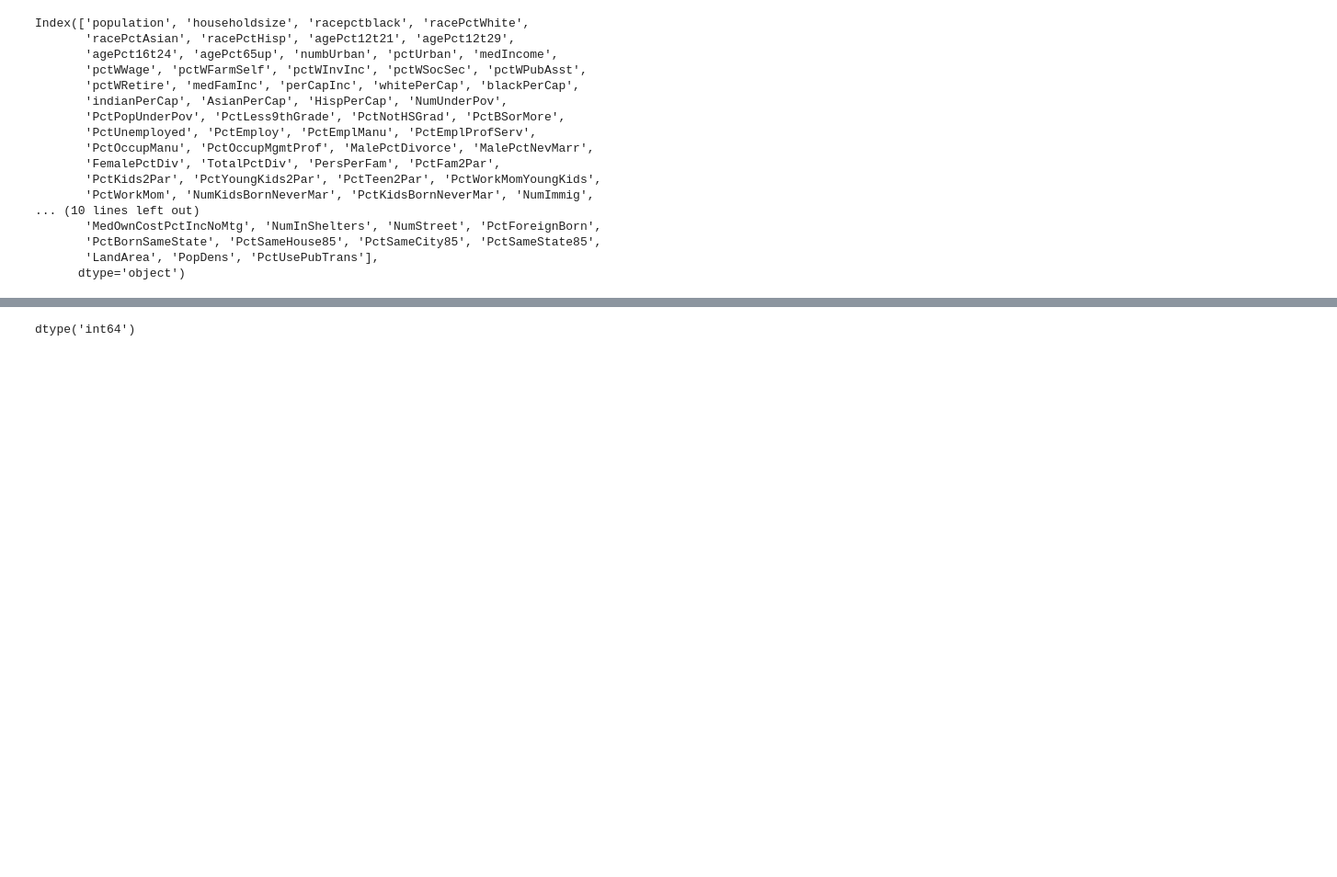
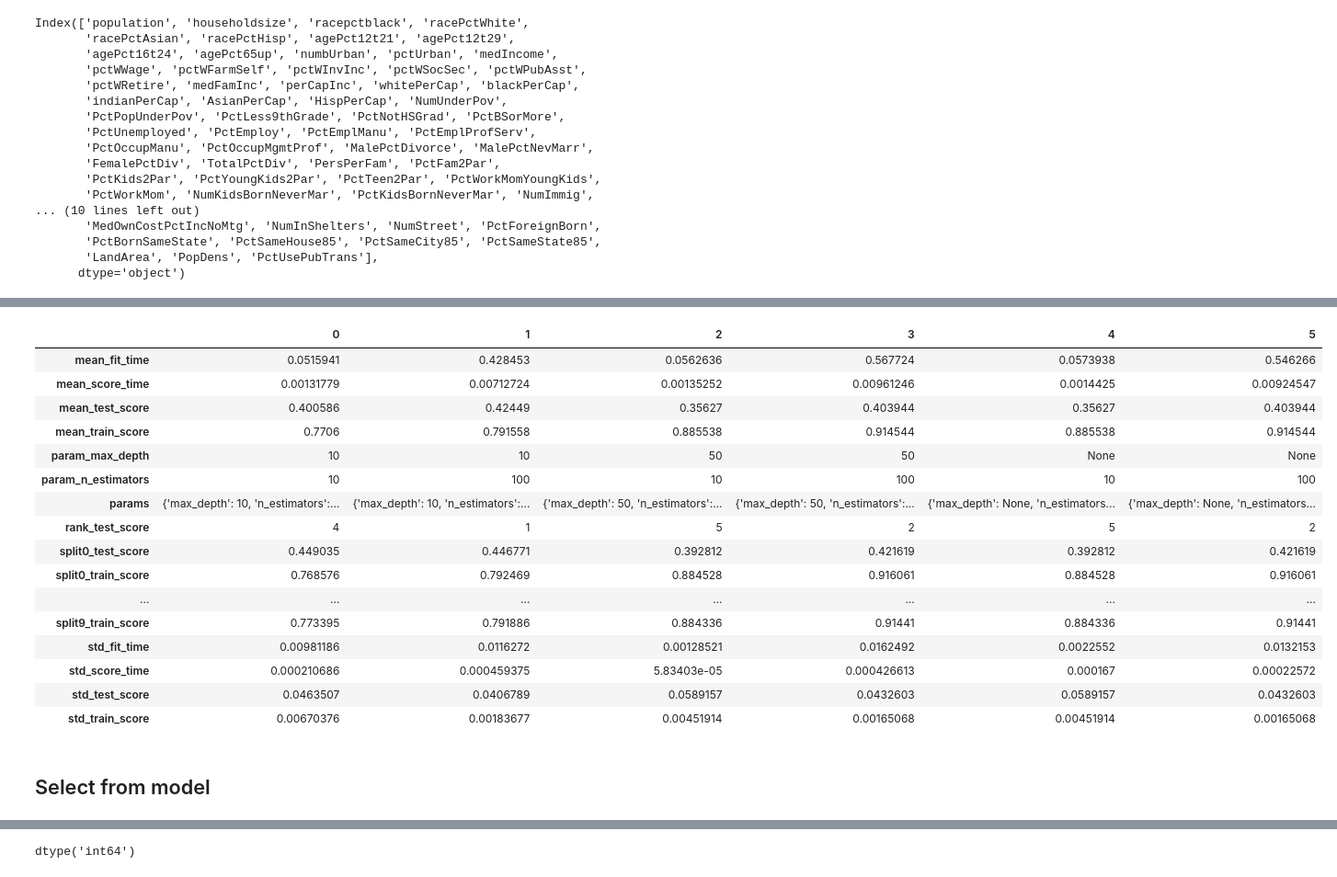
Before and after one commit to llcheng01/unit-4_final_project, a Jupyter notebook: data_exploration.ipynb, the cells around one changed output, grey strips where cells are left out. Shown: that part at 92% size. Cells and saved outputs as stored; diff of their text form; code cells hidden in the pictures; blank space fills up the shorter version.

```diff
--- a/data_exploration.ipynb
+++ b/data_exploration.ipynb
@@ -183,0 +321,2 @@ clean.head()
+# %%
+rf_gs.fit(X_skb, y)
@@ -183,0 +337,24 @@ clean.head()
+# %%
+skb_results = pd.DataFrame(rf_gs.cv_results_)
+
+skb_results.T
+# %% [output]
+|  | 0 | 1 | 2 | 3 | 4 | 5 |
+| mean_fit_time | 0.0515941 | 0.428453 | 0.0562636 | 0.567724 | 0.0573938 | 0.546266 |
+| mean_score_time | 0.00131779 | 0.00712724 | 0.00135252 | 0.00961246 | 0.0014425 | 0.00924547 |
+| mean_test_score | 0.400586 | 0.42449 | 0.35627 | 0.403944 | 0.35627 | 0.403944 |
+| mean_train_score | 0.7706 | 0.791558 | 0.885538 | 0.914544 | 0.885538 | 0.914544 |
+| param_max_depth | 10 | 10 | 50 | 50 | None | None |
+| param_n_estimators | 10 | 100 | 10 | 100 | 10 | 100 |
+| params | {'max_depth': 10, 'n_estimators':... | {'max_depth': 10, 'n_estimators':... | {'max_depth': 50, 'n_estimators':... | {'max_depth': 50, 'n_estimators':... | {'max_depth': None, 'n_estimators... | {'max_depth': None, 'n_estimators... |
+| rank_test_score | 4 | 1 | 5 | 2 | 5 | 2 |
+| split0_test_score | 0.449035 | 0.446771 | 0.392812 | 0.421619 | 0.392812 | 0.421619 |
+| split0_train_score | 0.768576 | 0.792469 | 0.884528 | 0.916061 | 0.884528 | 0.916061 |
+| ... | ... | ... | ... | ... | ... | ... |
+| split9_train_score | 0.773395 | 0.791886 | 0.884336 | 0.91441 | 0.884336 | 0.91441 |
+| std_fit_time | 0.00981186 | 0.0116272 | 0.00128521 | 0.0162492 | 0.0022552 | 0.0132153 |
+| std_score_time | 0.000210686 | 0.000459375 | 5.83403e-05 | 0.000426613 | 0.000167 | 0.00022572 |
+| std_test_score | 0.0463507 | 0.0406789 | 0.0589157 | 0.0432603 | 0.0589157 | 0.0432603 |
+| std_train_score | 0.00670376 | 0.00183677 | 0.00451914 | 0.00165068 | 0.00451914 | 0.00165068 |
+# %% [markdown]
+## Select from model
```
Also changed, not shown: parts of 48 cells of this notebook, 1 other file.
